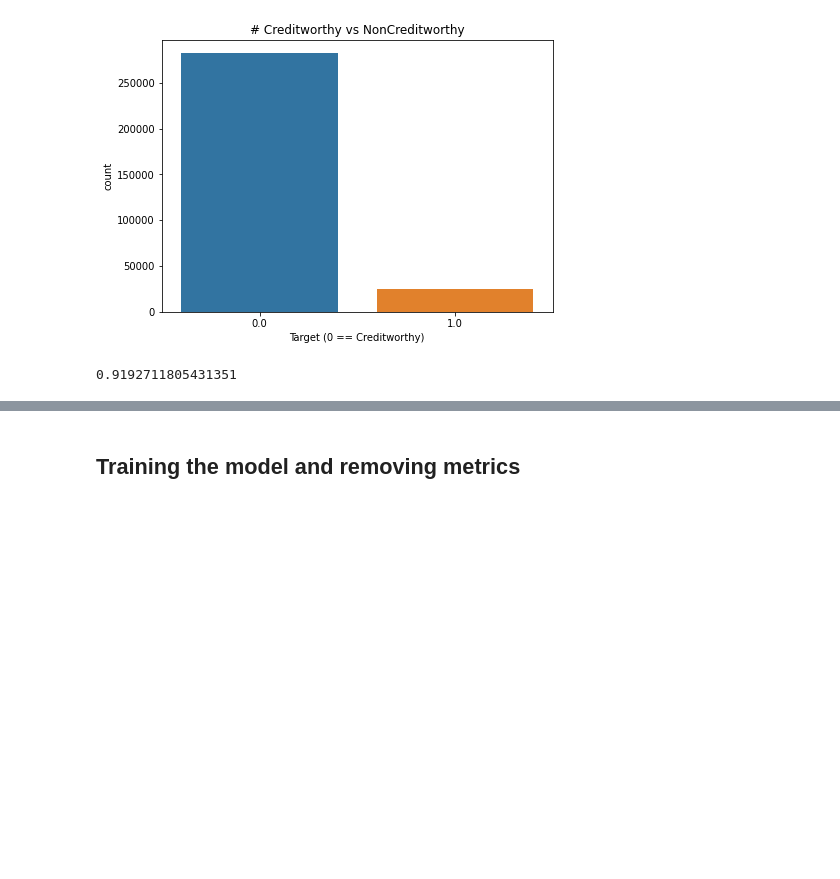
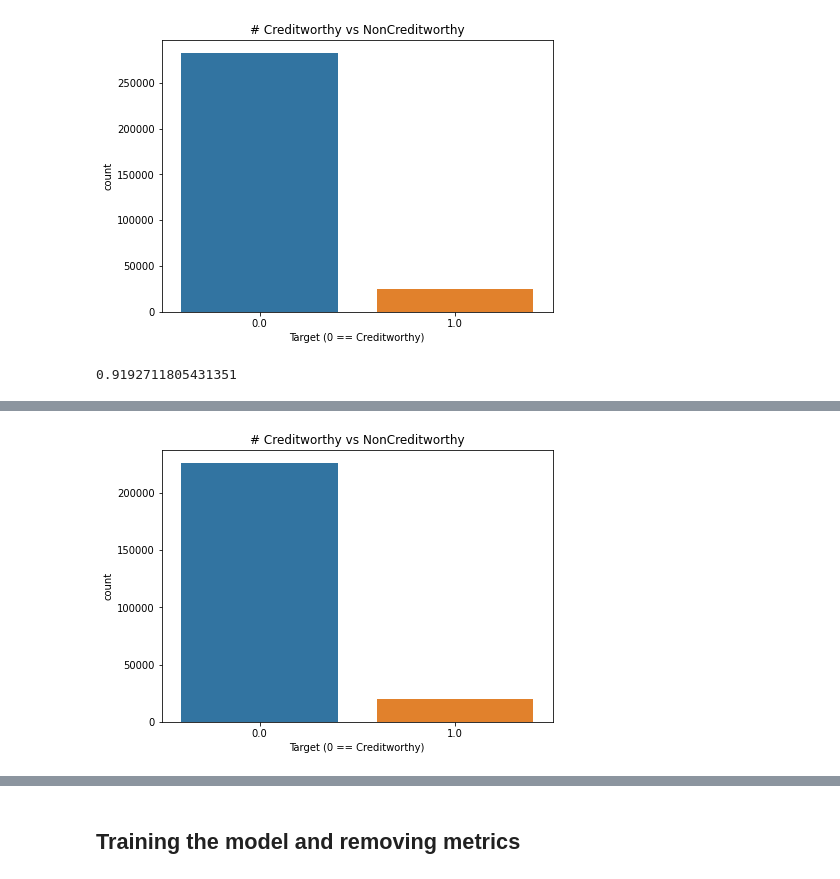
Before and after one commit to PolinaLegusheva/coursework-2021, a Jupyter notebook: experiments_full_dataset.ipynb, the cells around one changed output, grey strips where cells are left out. Saved outputs shown, nothing was run; the diff lists cells and outputs as text; code cells hidden in the pictures; blank space fills up the shorter version.

```diff
--- a/experiments_full_dataset.ipynb
+++ b/experiments_full_dataset.ipynb
@@ -222,0 +220,2 @@ X_train, X_test, y_train, y_test = train_test_split(X, y)
+# %%
+train, test = train_test_split(app_train_full, test_size = 0.2)
@@ -222,0 +254,7 @@ X_train, X_test, y_train, y_test = train_test_split(X, y)
+# %%
+f, ax = plt.subplots(figsize = (7, 5))
+sns.countplot(x = 'TARGET', data = train)
+_ = plt.title('# Creditworthy vs NonCreditworthy')
+_ = plt.xlabel('Target (0 == Creditworthy)')
+# %% [output]
+[figure, added]
```
Also changed, not shown: parts of 36 cells of this notebook.
